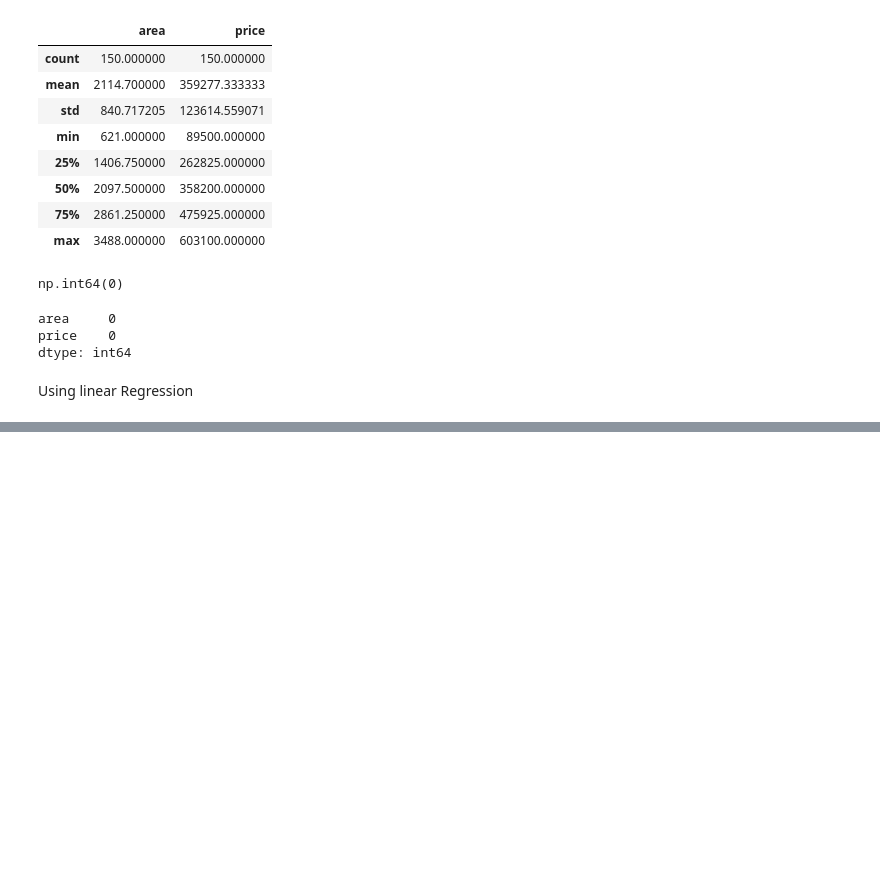
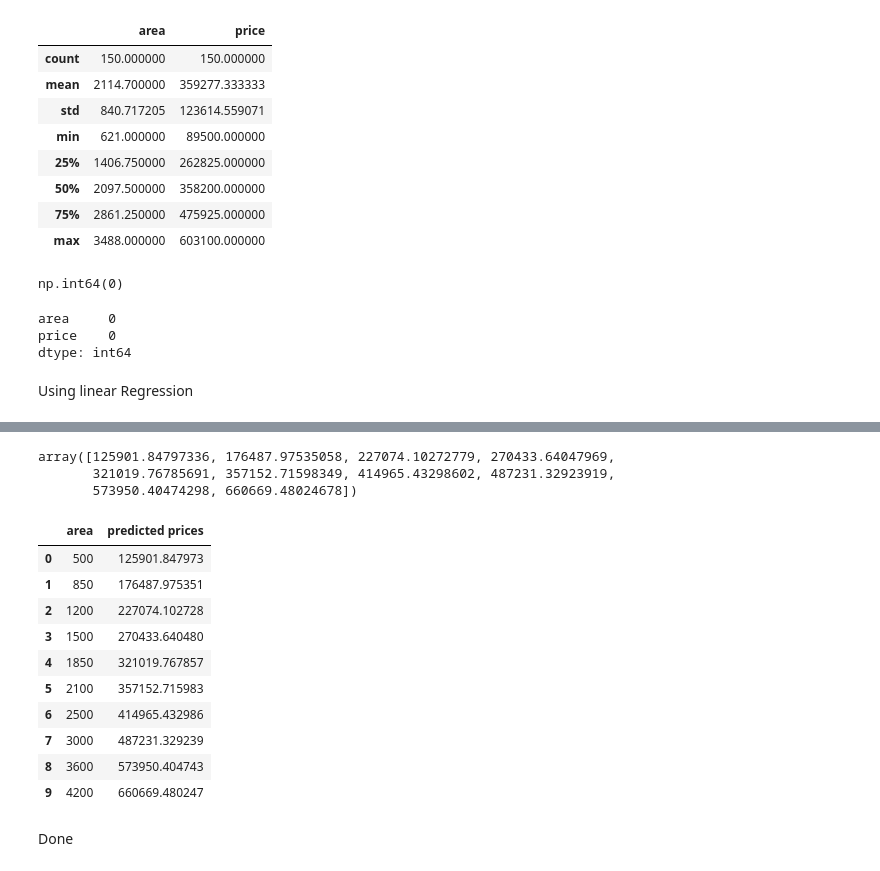
Before and after one commit to boogey004/ML-timeline-with-various-models, a Jupyter notebook: Simple Linear/SimpleL.ipynb, the cells around one changed output, grey strips where cells are left out. Saved outputs shown, nothing was run; the diff lists cells and outputs as text; code cells hidden in the pictures; blank space fills up the shorter version.

```diff
--- a/SimpleL.ipynb
+++ b/Simple Linear/SimpleL.ipynb
@@ -80,0 +102,3 @@ print(prediction)
+# %%
+house_test = pd.read_csv('test_areas.csv')
+house_df.head()
@@ -80,0 +112,24 @@ print(prediction)
+# %%
+reg.predict(house_test)
+# %% [output]
+array([125901.84797336, 176487.97535058, 227074.10272779, 270433.64047969,
+       321019.76785691, 357152.71598349, 414965.43298602, 487231.32923919,
+       573950.40474298, 660669.48024678])
+# %%
+p = reg.predict(house_test)
+# %%
+house_test['predicted prices']= p
+# %%
+house_test
+# %% [output]
+|  | area | predicted prices |
+| 0 | 500 | 125901.847973 |
+| 1 | 850 | 176487.975351 |
+| 2 | 1200 | 227074.102728 |
+| 3 | 1500 | 270433.640480 |
+| 4 | 1850 | 321019.767857 |
+| 5 | 2100 | 357152.715983 |
+| 6 | 2500 | 414965.432986 |
+| 7 | 3000 | 487231.329239 |
+| 8 | 3600 | 573950.404743 |
+| 9 | 4200 | 660669.480247 |
@@ -80,0 +138,2 @@ print(prediction)
+# %% [markdown]
+Done
```
Also changed, not shown: parts of 12 cells of this notebook, 4 other files.
